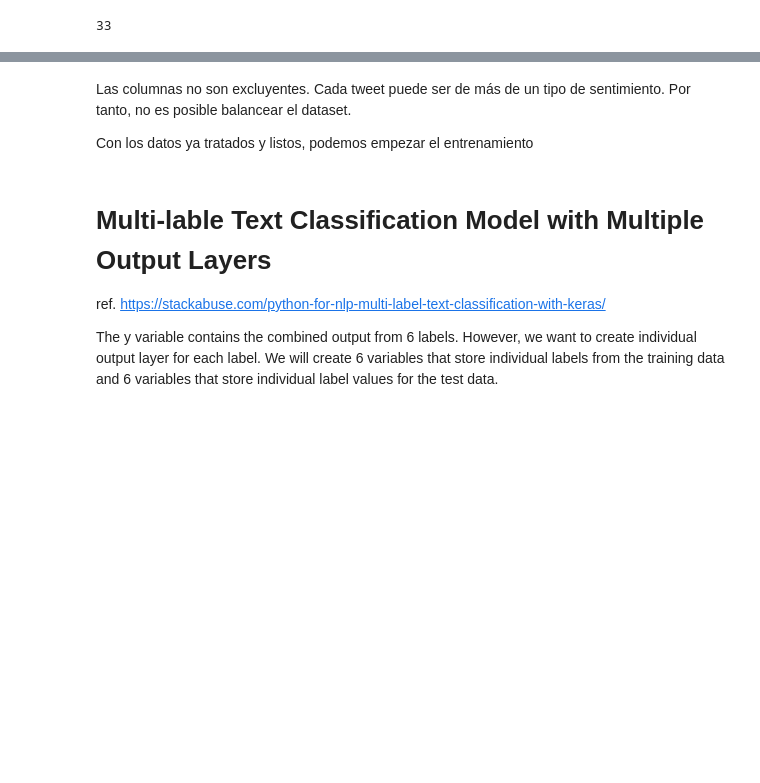
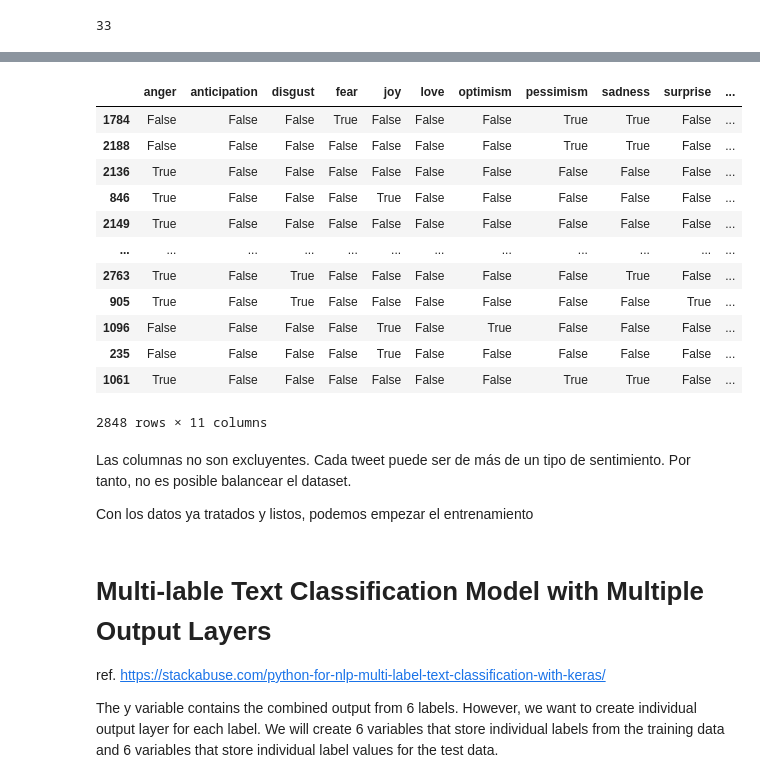
Before and after one commit to javierFerreroM/NLP_Project, a Jupyter notebook: NLP.ipynb, the cells around one changed output, grey strips where cells are left out. Drawn from its saved outputs; the diff is of its cells as text; code cells hidden in the pictures; blank space fills up the shorter version.

```diff
--- a/NLP.ipynb
+++ b/NLP.ipynb
@@ -256,3 +257,19 @@ array([[2295, 3416, 7059, ...,    0,    0,    0],
+# %%
+Y_train
+# %% [output]
+|  | anger | anticipation | disgust | fear | joy | love | optimism | pessimism | sadness | surprise | ... |
+| 1784 | False | False | False | True | False | False | False | True | True | False | ... |
+| 2188 | False | False | False | False | False | False | False | True | True | False | ... |
+| 2136 | True | False | False | False | False | False | False | False | False | False | ... |
+| 846 | True | False | False | False | True | False | False | False | False | False | ... |
+| 2149 | True | False | False | False | False | False | False | False | False | False | ... |
+| ... | ... | ... | ... | ... | ... | ... | ... | ... | ... | ... | ... |
+| 2763 | True | False | True | False | False | False | False | False | True | False | ... |
+| 905 | True | False | True | False | False | False | False | False | False | True | ... |
+| 1096 | False | False | False | False | True | False | True | False | False | False | ... |
+| 235 | False | False | False | False | True | False | False | False | False | False | ... |
+| 1061 | True | False | False | False | False | False | False | True | True | False | ... |
+2848 rows × 11 columns
 # %% [markdown]
 Las columnas no son excluyentes. Cada tweet puede ser de más de un tipo de sentimiento. Por tanto, no es posible balancear el dataset.
 
```
Also changed, not shown: parts of 11 cells of this notebook.
